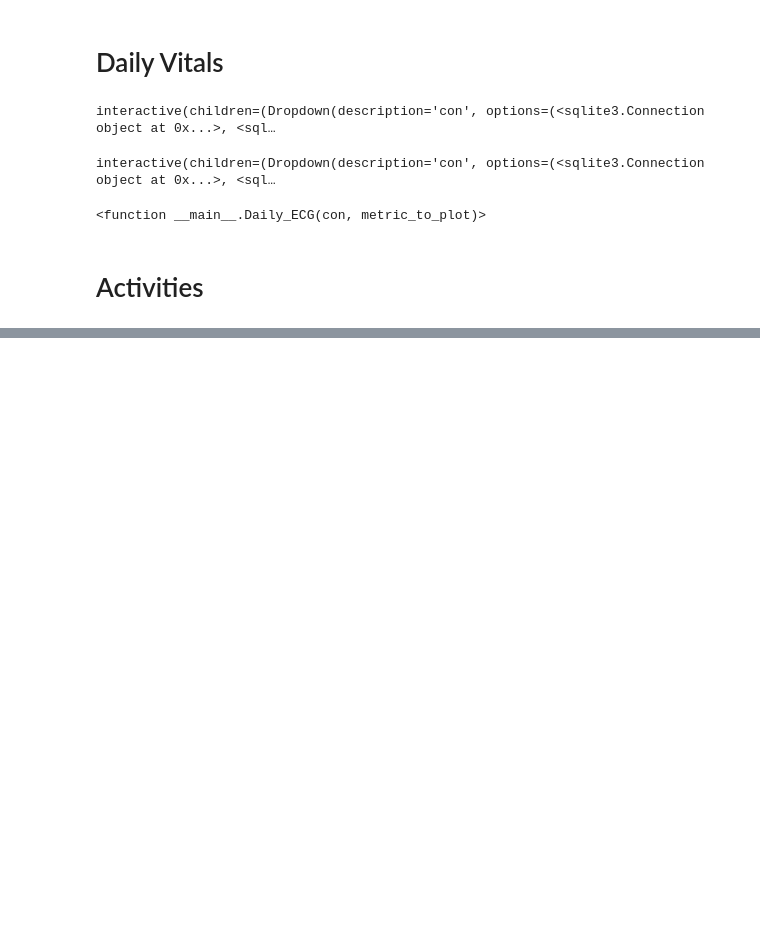
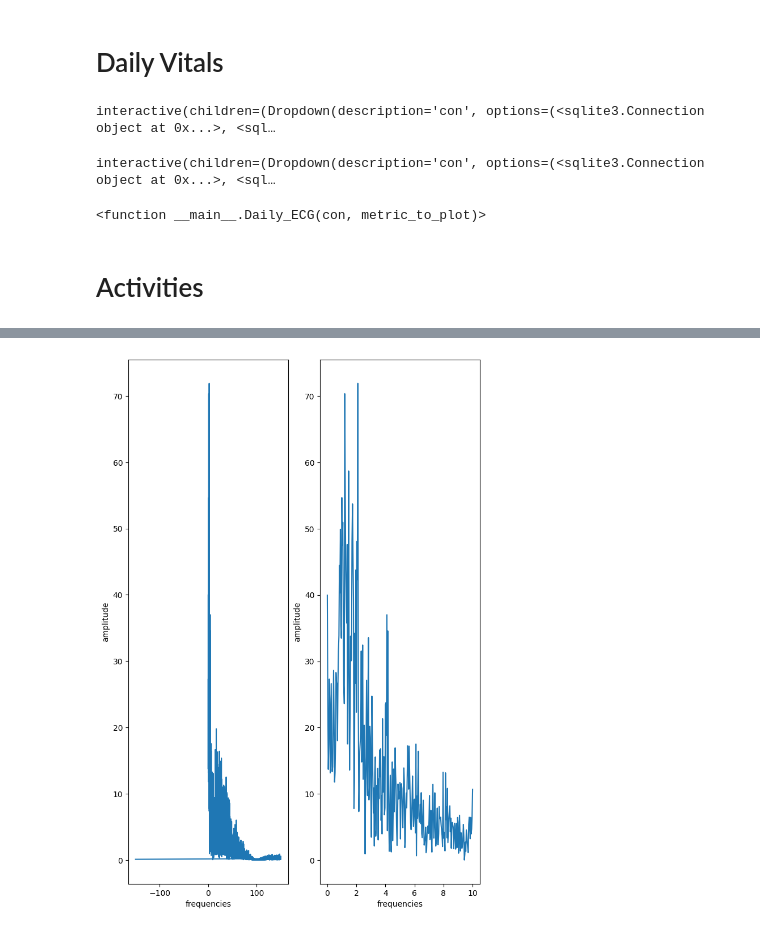
Before and after one commit to damianfrench/internship, a Jupyter notebook: Testing_metric_Calculations.ipynb, the cells around one changed output, grey strips where cells are left out. Saved outputs shown, nothing was run; the diff lists cells and outputs as text; code cells hidden in the pictures; blank space fills up the shorter version.

```diff
--- a/Testing_metric_Calculations.ipynb
+++ b/Testing_metric_Calculations.ipynb
@@ -586,0 +676,5 @@ interactive(children=(Dropdown(description='x_axis', options=('weeks',), value='
+# %%
+from IPython.display import Image
+Image(filename='fourier.png')
+# %% [output]
+[figure, added]
```
Also changed, not shown: parts of 17 cells of this notebook, 16 other files.
